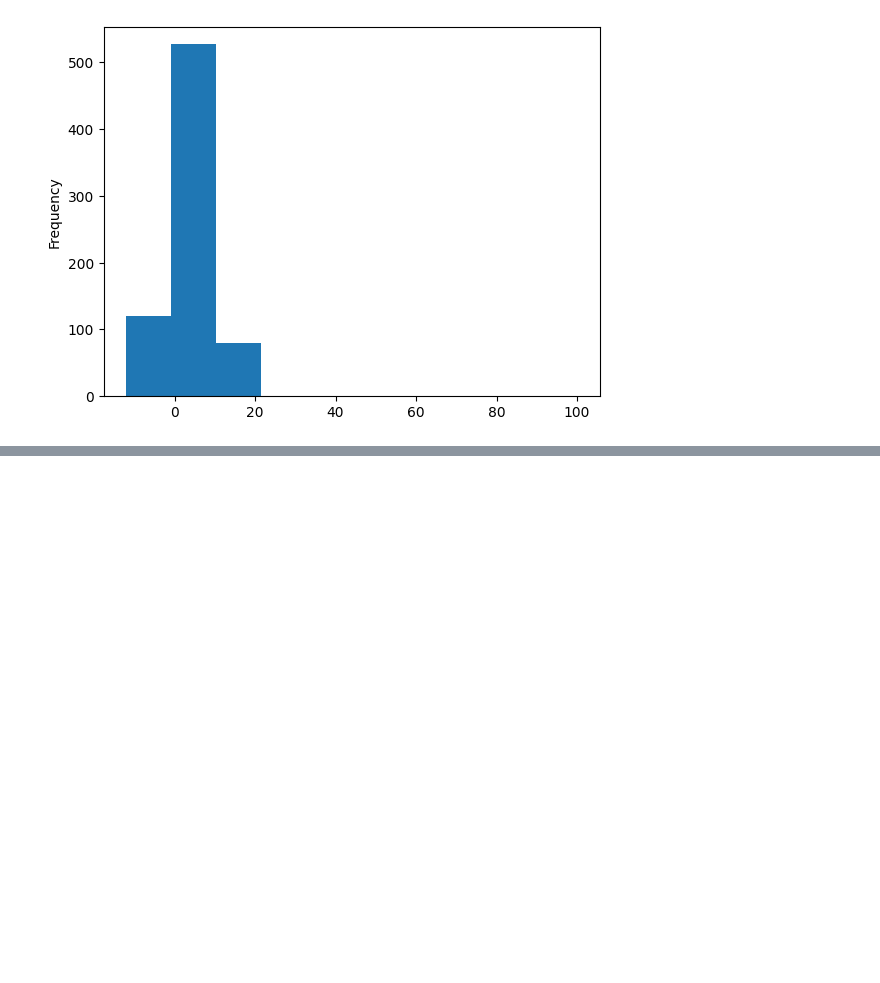
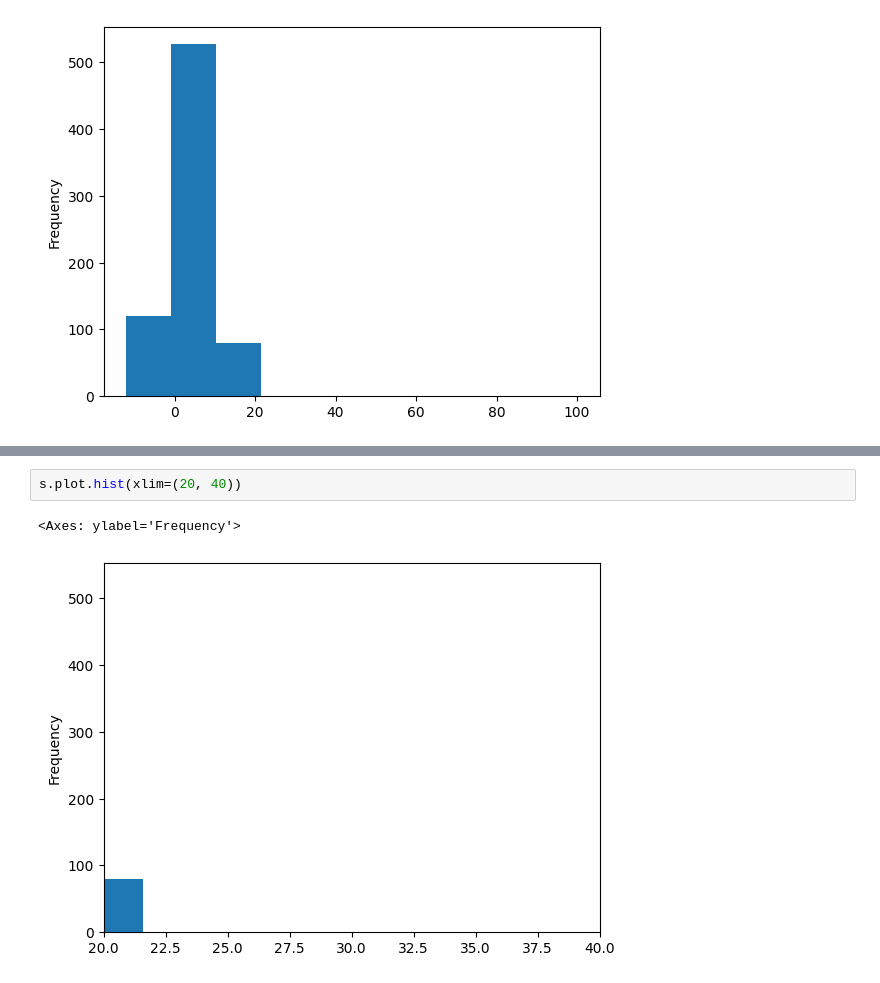
Before and after one commit to reuven/apple-2025-05May-29-visualization, a Jupyter notebook: 2025-05May-29-visualization.ipynb, the cells around one changed output, grey strips where cells are left out. Saved outputs shown, nothing was run; the diff lists cells and outputs as text; blank space fills up the shorter version.

```diff
--- a/2025-05May-29-visualization.ipynb
+++ b/2025-05May-29-visualization.ipynb
@@ -328,0 +334,5 @@ s.plot.hist()
+# %%
+s.plot.hist(xlim=(20, 40))
+# %% [output]
+<Axes: ylabel='Frequency'>
+[figure, added]
```
Also changed, not shown: parts of 2 cells of this notebook.
